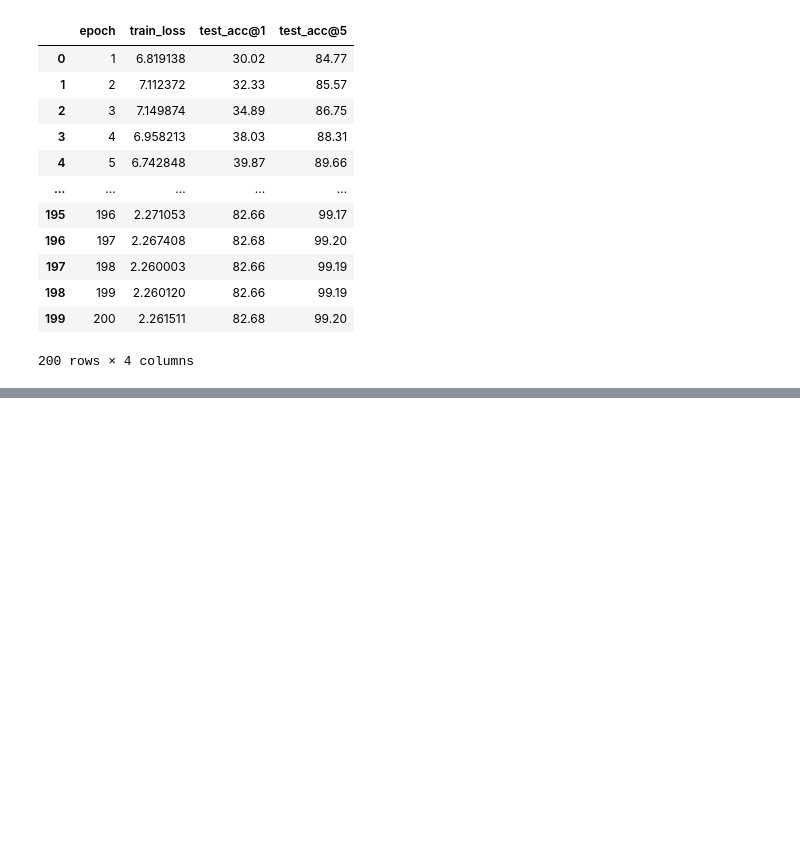
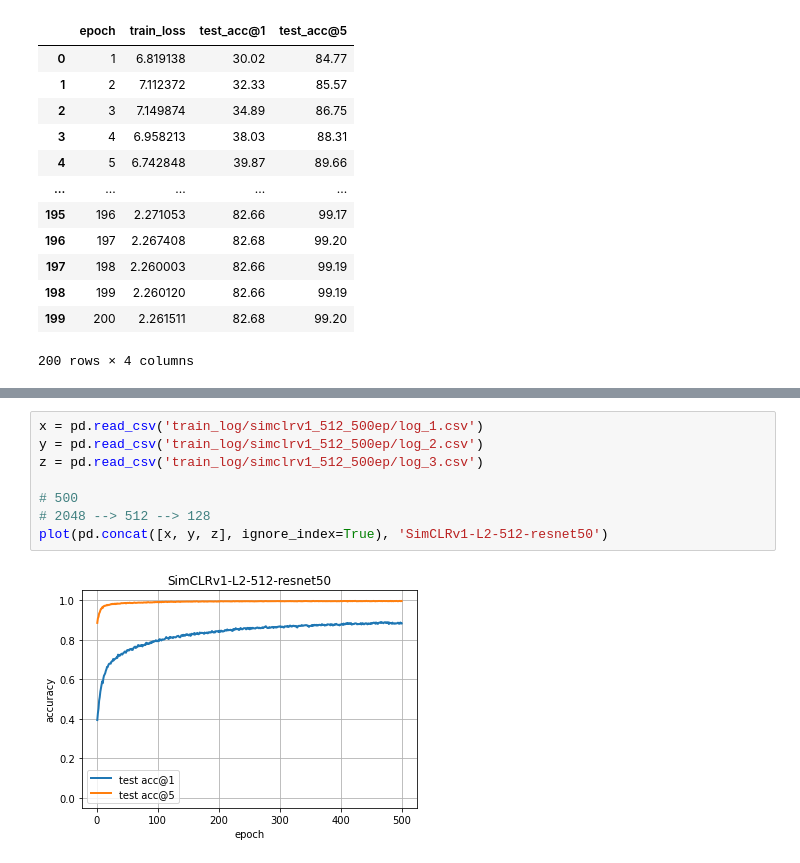
Before and after one commit to Cheng-Chen-NYU/cssl, a Jupyter notebook: illustrate.ipynb, the cells around one changed output, grey strips where cells are left out. Cells and saved outputs as stored; diff of their text form; blank space fills up the shorter version.

```diff
--- a/illustrate.ipynb
+++ b/illustrate.ipynb
@@ -63,0 +125,10 @@ plot(m1, 'MoCov1-512-resnet18')
+# %%
+x = pd.read_csv('train_log/simclrv1_512_500ep/log_1.csv')
+y = pd.read_csv('train_log/simclrv1_512_500ep/log_2.csv')
+z = pd.read_csv('train_log/simclrv1_512_500ep/log_3.csv')
+
+# 500
+# 2048 --> 512 --> 128
+plot(pd.concat([x, y, z], ignore_index=True), 'SimCLRv1-L2-512-resnet50')
+# %% [output]
+[figure, added]
```
Also changed, not shown: parts of 8 cells of this notebook, 3 other files.
